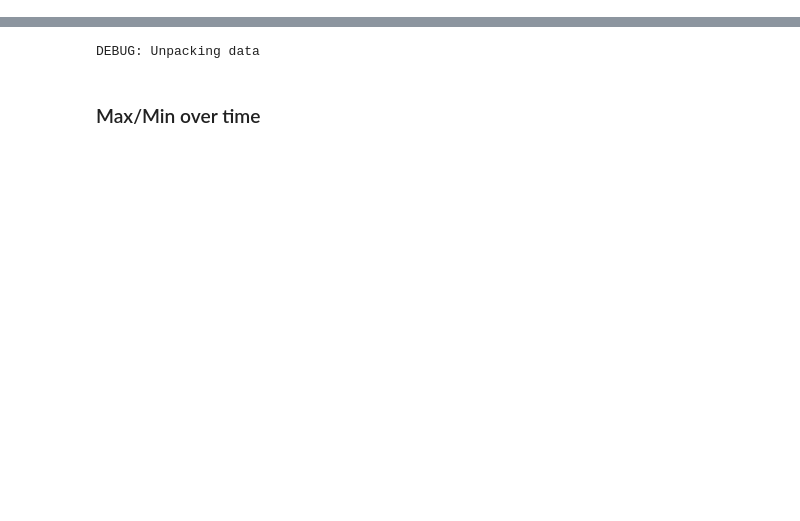
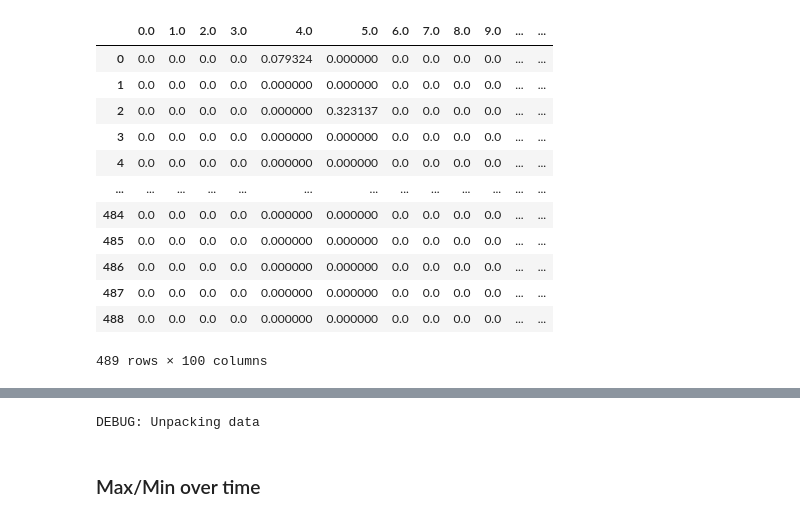
Before and after one commit to JosephTrevorrow/ValueSystemsAggregation, a Jupyter notebook: process_data/test_notebook.ipynb, the cells around one changed output, grey strips where cells are left out. Drawn from its saved outputs; the diff is of its cells as text; code cells hidden in the pictures; blank space fills up the shorter version.

```diff
--- a/process_data/test_notebook.ipynb
+++ b/process_data/test_notebook.ipynb
@@ -7,0 +10,13 @@ from collections import defaultdict
+# %%
+print("DEBUG: Unpacking data")
+results_path = "/home/ia23938/Documents/GitHub/ValueSystemsAggregation/data/wandb_run_data/norm-norm-1.csv"
+results = pd.read_csv(results_path)
+
+results = results.fillna(0)
+
+strategies = ['h.', '1.', '10.', 't.']
+results_by_strategy = []
+
+for strategy in strategies:
+    results_by_strategy.append(results.filter(like='experiment_score_' + strategy))
+results_by_strategy[0]
@@ -7,0 +38,20 @@ from collections import defaultdict
+# %%
+results_by_strategy = [df.rename(columns=lambda x: x.replace('experiment_score_'+strategy, '')) for df, strategy in zip(results_by_strategy,strategies)]
+for i in range(len(results_by_strategy)):
+    results_by_strategy[i] = results_by_strategy[i].reindex(sorted(results_by_strategy[i].columns, key=lambda x: float(x)), axis=1)
+
+results_by_strategy[0]
+# %% [output]
+|  | 0.0 | 1.0 | 2.0 | 3.0 | 4.0 | 5.0 | 6.0 | 7.0 | 8.0 | 9.0 | ... | ... |
+| 0 | 0.0 | 0.0 | 0.0 | 0.0 | 0.079324 | 0.000000 | 0.0 | 0.0 | 0.0 | 0.0 | ... | ... |
+| 1 | 0.0 | 0.0 | 0.0 | 0.0 | 0.000000 | 0.000000 | 0.0 | 0.0 | 0.0 | 0.0 | ... | ... |
+| 2 | 0.0 | 0.0 | 0.0 | 0.0 | 0.000000 | 0.323137 | 0.0 | 0.0 | 0.0 | 0.0 | ... | ... |
+| 3 | 0.0 | 0.0 | 0.0 | 0.0 | 0.000000 | 0.000000 | 0.0 | 0.0 | 0.0 | 0.0 | ... | ... |
+| 4 | 0.0 | 0.0 | 0.0 | 0.0 | 0.000000 | 0.000000 | 0.0 | 0.0 | 0.0 | 0.0 | ... | ... |
+| ... | ... | ... | ... | ... | ... | ... | ... | ... | ... | ... | ... | ... |
+| 484 | 0.0 | 0.0 | 0.0 | 0.0 | 0.000000 | 0.000000 | 0.0 | 0.0 | 0.0 | 0.0 | ... | ... |
+| 485 | 0.0 | 0.0 | 0.0 | 0.0 | 0.000000 | 0.000000 | 0.0 | 0.0 | 0.0 | 0.0 | ... | ... |
+| 486 | 0.0 | 0.0 | 0.0 | 0.0 | 0.000000 | 0.000000 | 0.0 | 0.0 | 0.0 | 0.0 | ... | ... |
+| 487 | 0.0 | 0.0 | 0.0 | 0.0 | 0.000000 | 0.000000 | 0.0 | 0.0 | 0.0 | 0.0 | ... | ... |
+| 488 | 0.0 | 0.0 | 0.0 | 0.0 | 0.000000 | 0.000000 | 0.0 | 0.0 | 0.0 | 0.0 | ... | ... |
+489 rows × 100 columns
```
Also changed, not shown: parts of 5 cells of this notebook, 35 other files.
